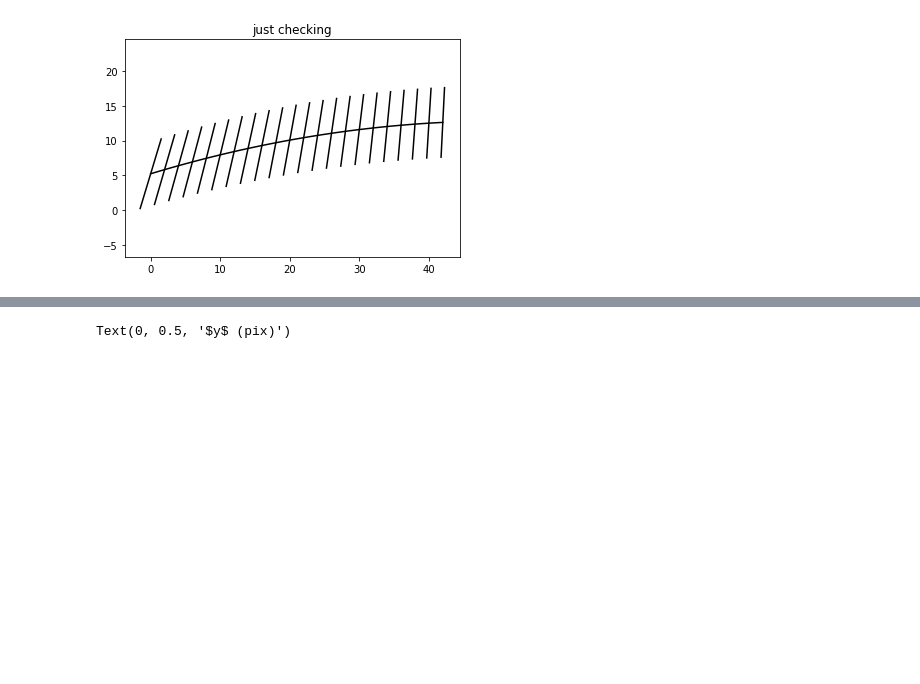
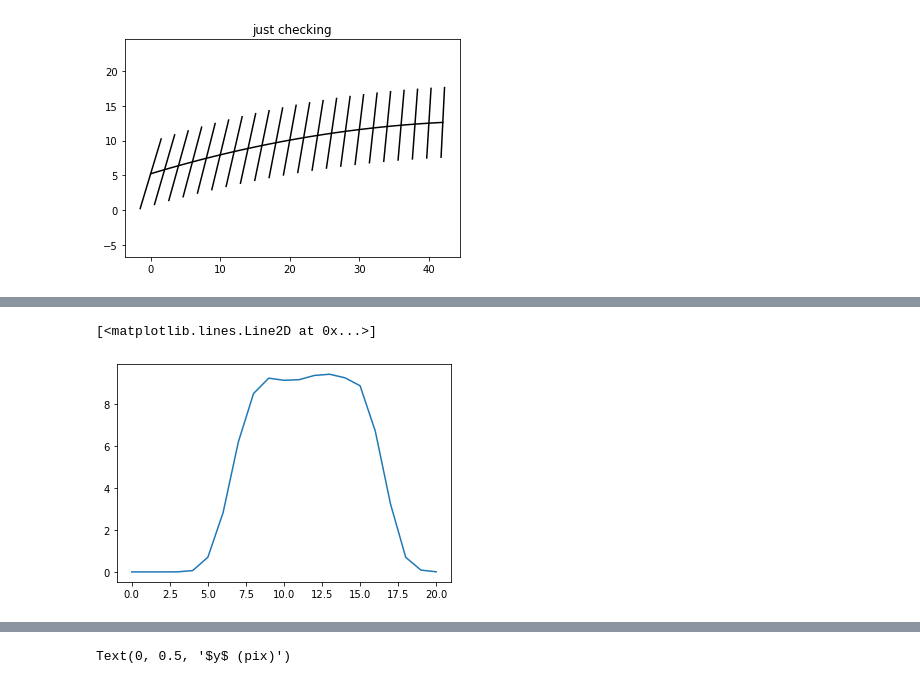
Before and after one commit to krlodeleon/spectro, a Jupyter notebook: blob_detector.ipynb, the cells around one changed output, grey strips where cells are left out. Cells and saved outputs as stored; diff of their text form; code cells hidden in the pictures; blank space fills up the shorter version.

```diff
--- a/blob_detector.ipynb
+++ b/blob_detector.ipynb
@@ -275,0 +313,5 @@ Text(0, 0.5, '$y$ (pix)')
+# %%
+plt.plot(flat[:,30])
+# %% [output]
+[<matplotlib.lines.Line2D at 0x...>]
+[figure, added]
```
Also changed, not shown: parts of 25 cells of this notebook.
